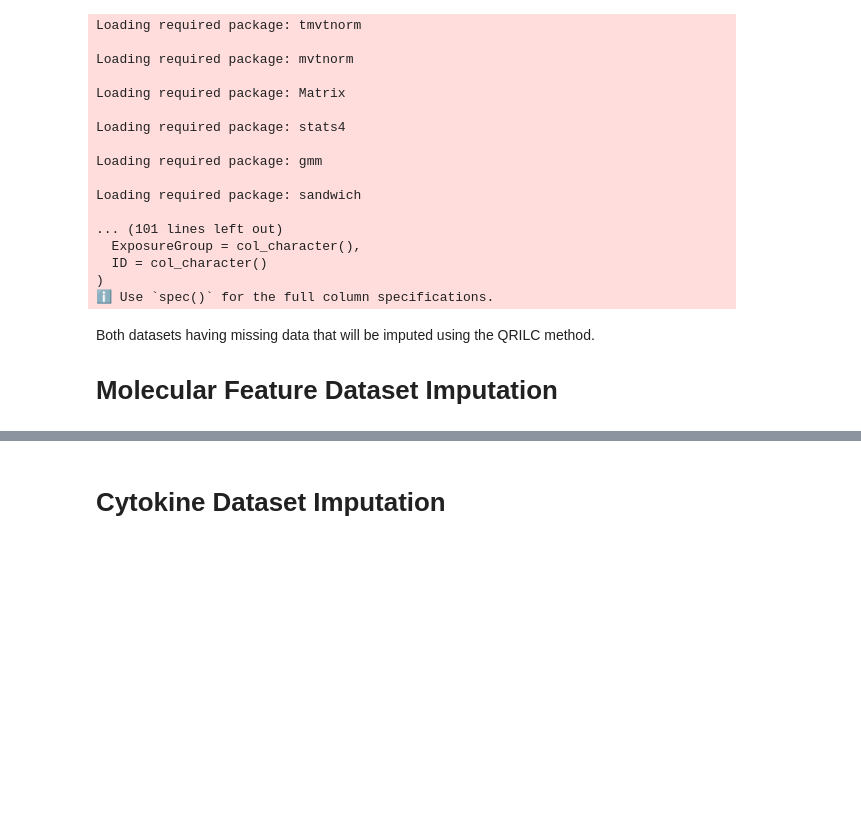
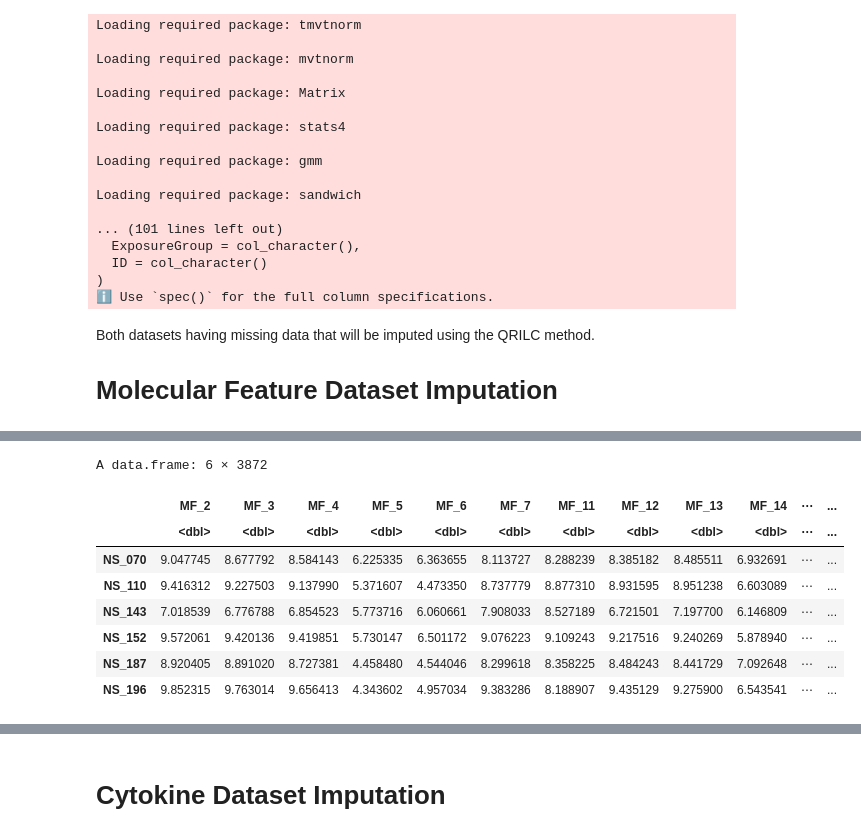
Before and after one commit to UNC-CEMALB/P1002_Ecig-Metabolomics-NELF, a Jupyter notebook: 1. Data Imputation/Data Imputation.ipynb, the cells around one changed output, grey strips where cells are left out. Saved outputs shown, nothing was run; the diff lists cells and outputs as text; code cells hidden in the pictures; blank space fills up the shorter version.

```diff
--- a/1. Data Imputation/Data Imputation.ipynb
+++ b/1. Data Imputation/Data Imputation.ipynb
@@ -47,0 +93,10 @@ A tibble: 6 × 87
+# %%
+#Filter the mf data for the mfs that should be retained based on previous identification step
+filtered_mf_matrix = mf_df %>%
+    rownames_to_column("MF") %>%
+    filter(MF %in% rownames(features_to_keep)) %>%
+    column_to_rownames("MF") %>%
+    t() #%>%
+    #can't remember why this is used
+    #justvsn()
+head(filtered_mf_matrix)
@@ -47,0 +112,16 @@ A tibble: 6 × 87
+# %%
+#QRILC function imputes on normalized, so taking log of data to normalize it
+set.seed(7) #ensures reproducibility
+imputed_QRILC_object = impute.QRILC(log10(filtered_mf_matrix))
+imputed_log_mf_df = data.frame(imputed_QRILC_object[1])
+head(imputed_log_mf_df)
+# %% [output]
+A data.frame: 6 × 3872
+|  | MF_2 | MF_3 | MF_4 | MF_5 | MF_6 | MF_7 | MF_11 | MF_12 | MF_13 | MF_14 | ⋯ | ... |
+|  | <dbl> | <dbl> | <dbl> | <dbl> | <dbl> | <dbl> | <dbl> | <dbl> | <dbl> | <dbl> | ⋯ | ... |
+| NS_070 | 9.047745 | 8.677792 | 8.584143 | 6.225335 | 6.363655 | 8.113727 | 8.288239 | 8.385182 | 8.485511 | 6.932691 | ⋯ | ... |
+| NS_110 | 9.416312 | 9.227503 | 9.137990 | 5.371607 | 4.473350 | 8.737779 | 8.877310 | 8.931595 | 8.951238 | 6.603089 | ⋯ | ... |
+| NS_143 | 7.018539 | 6.776788 | 6.854523 | 5.773716 | 6.060661 | 7.908033 | 8.527189 | 6.721501 | 7.197700 | 6.146809 | ⋯ | ... |
+| NS_152 | 9.572061 | 9.420136 | 9.419851 | 5.730147 | 6.501172 | 9.076223 | 9.109243 | 9.217516 | 9.240269 | 5.878940 | ⋯ | ... |
+| NS_187 | 8.920405 | 8.891020 | 8.727381 | 4.458480 | 4.544046 | 8.299618 | 8.358225 | 8.484243 | 8.441729 | 7.092648 | ⋯ | ... |
+| NS_196 | 9.852315 | 9.763014 | 9.656413 | 4.343602 | 4.957034 | 9.383286 | 8.188907 | 9.435129 | 9.275900 | 6.543541 | ⋯ | ... |
```
Also changed, not shown: parts of 15 cells of this notebook.
